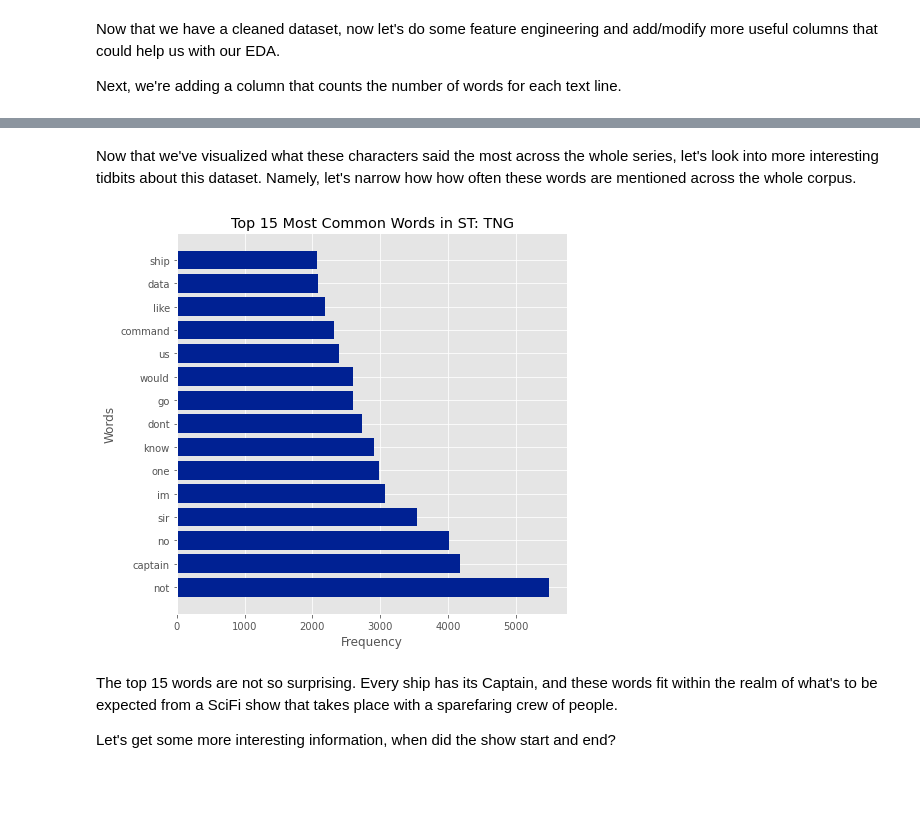
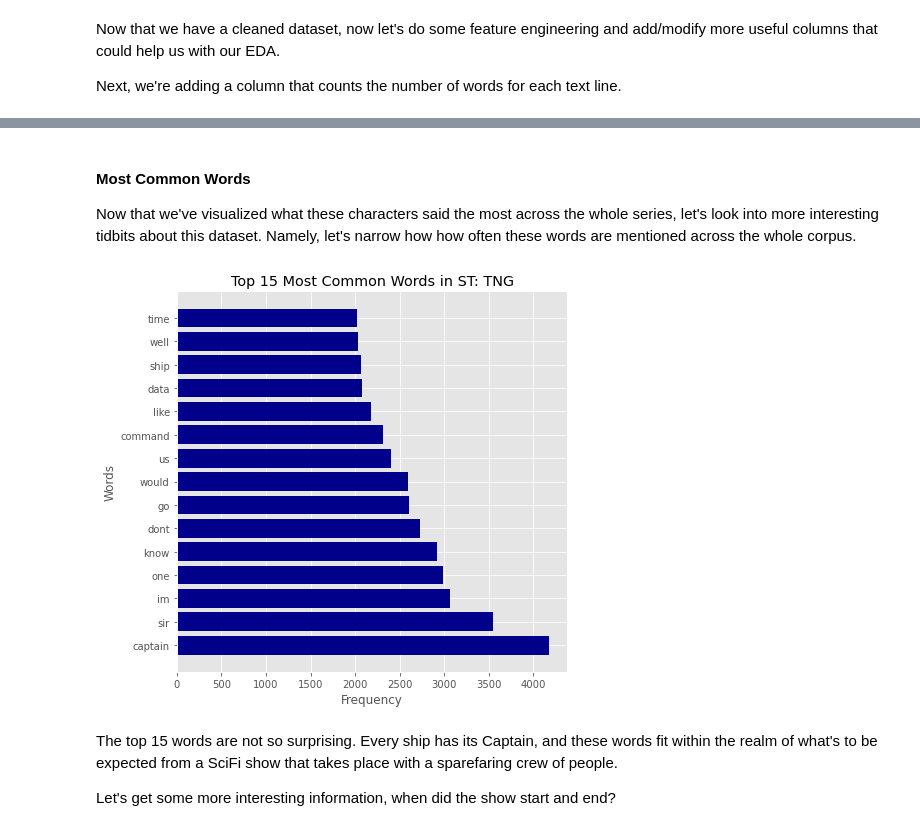
Before and after one commit to KatyaZeross/TrekPredict, a Jupyter notebook: Part1_StarTrek_CleaningEDA.ipynb, the cells around one changed output, grey strips where cells are left out. Saved outputs shown, nothing was run; the diff lists cells and outputs as text; code cells hidden in the pictures; blank space fills up the shorter version.

```diff
--- a/Part1_StarTrek_CleaningEDA.ipynb
+++ b/Part1_StarTrek_CleaningEDA.ipynb
@@ -394,11 +389,11 @@ memory usage: 3.6+ MB
 # %% [markdown]
 In order to work with the `imdbRating` column for our future models, we'll convert this column to an integer in order to prepare it for preprocessing.
 # %%
-# rounding the imdb rating to ensure accuracy of the data
-StarTrek_df['imdbRating'] = round(StarTrek_df['imdbRating'])
+# # rounding the imdb rating to ensure accuracy of the data
+# StarTrek_df['imdbRating'] = round(StarTrek_df['imdbRating'])
 
-# assigning the imdb column to integer
-StarTrek_df['imdbRating'] = StarTrek_df['imdbRating'].astype('int')
+# # assigning the imdb column to integer
+# StarTrek_df['imdbRating'] = StarTrek_df['imdbRating'].astype('int')
 
-# sanity check
-StarTrek_df.head()
+# # sanity check
+# StarTrek_df.head()
@@ -490,12 +498,12 @@ We're creating a class with the purpose to remove stopwords and stem the text da
 # %%
 class CleanText(BaseEstimator, TransformerMixin):
     '''
-    Define class and method to clean text data to prepare for vectorizer.
+    Define class and method to clean text data
     '''
     def remove_stopwords(self, input_text):
         stopwords_list = stopwords.words('english')
         # Some words which might indicate a certain sentiment are kept via a whitelist
-        whitelist = ["n't", "not", "no"]
+        whitelist = ["n't"]
         words = input_text.split()
         clean_words = [word for word in words if (word not in stopwords_list or word in whitelist) and len(word) > 1]
         return " ".join(clean_words)
@@ -638,22 +612,23 @@ KeyboardInterrupt:
 # %% [markdown]
+#### Most Common Words
 Now that we've visualized what these characters said the most across the whole series, let's look into more interesting tidbits about this dataset. Namely, let's narrow how how often these words are mentioned across the whole corpus.
 # %%
 #We can then use count the most common words in our corpus
-body_most_common = Counter(" ".join(body).split()).most_common(15) #split the words, separate by space '_' and get the top 15 most common words.
-body_mc_word = [body_most_common[i][0] for i in range(len(body_most_common))] #Extract the word
-body_mc_freq = [body_most_common[i][1] for i in range(len(body_most_common))] #Extract the frequency
+text_most_common = Counter(" ".join(body).split()).most_common(15) #split the words, separate by space '_' and get the top 15 most common words.
+text_mc_word = [text_most_common[i][0] for i in range(len(text_most_common))] #Extract the word
+text_mc_freq = [text_most_common[i][1] for i in range(len(text_most_common))] #Extract the frequency
 # %%
 # plotting the most common words said across the whole corpus
 plt.figure(figsize = (7,7))
 #plot barh of the words, and their highest frequency
-plt.barh(body_mc_word, body_mc_freq, color='#002193')
+plt.barh(text_mc_word, text_mc_freq, color='darkblue')
 plt.xlabel('Frequency')
 plt.ylabel('Words')
 plt.title("Top 15 Most Common Words in ST: TNG")
 plt.savefig("Top 15 Words")
 plt.show()
 # %% [output]
-[figure, old version]
+[figure, new version]
 # %% [markdown]
 The top 15 words are not so surprising. Every ship has its Captain, and these words fit within the realm of what's to be expected from a SciFi show that takes place with a sparefaring crew of people.
 
```
Also changed, not shown: parts of 63 cells of this notebook, 9 other files.
